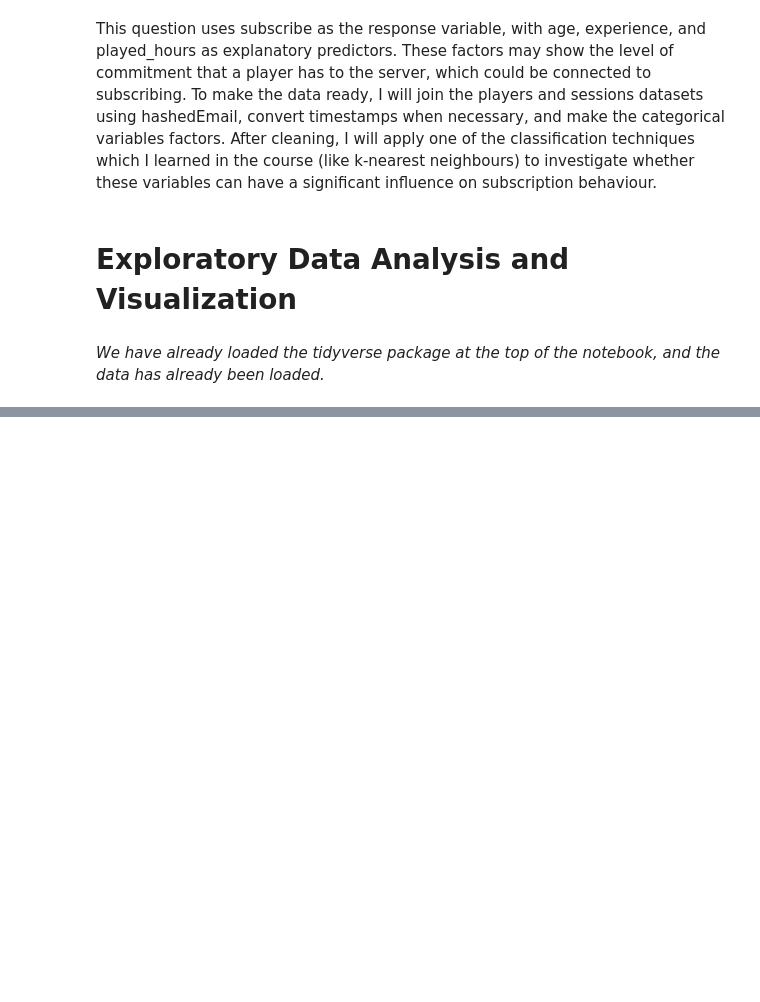
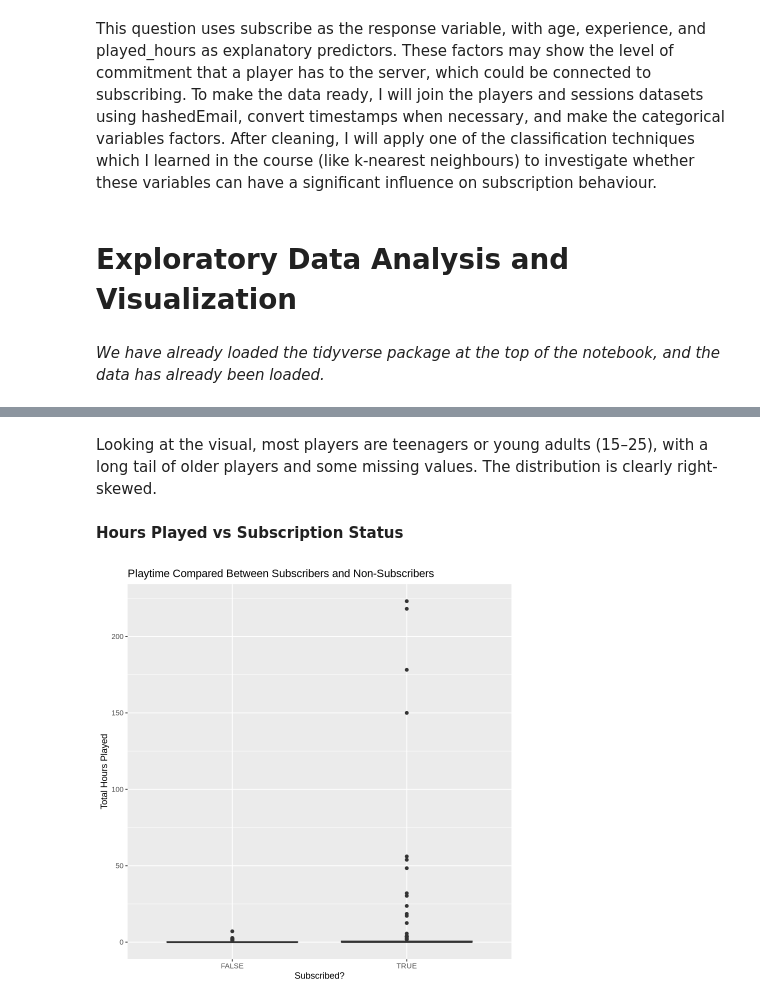
Before and after one commit to terrancewxngg/dsci100-project-planning, a Jupyter notebook: planning_report.ipynb, the cells around one changed output, grey strips where cells are left out. Cells and saved outputs as stored; diff of their text form; code cells hidden in the pictures; blank space fills up the shorter version.

```diff
--- a/planning_report.ipynb
+++ b/planning_report.ipynb
@@ -184,0 +226,15 @@ This question uses subscribe as the response variable, with age, experience, and
+# %% [markdown]
+Looking at the visual, most players are teenagers or young adults (15–25), with a long tail of older players and some missing values. The distribution is clearly right-skewed.
+# %% [markdown]
+**Hours Played vs Subscription Status**
+# %%
+players |>
+  ggplot(aes(x = subscribe, y = played_hours)) +
+  geom_boxplot() +
+  labs(
+    title = "Playtime Compared Between Subscribers and Non-Subscribers",
+    x = "Subscribed?",
+    y = "Total Hours Played"
+  )
+# %% [output]
+[figure, added]
```
Also changed, not shown: parts of 12 cells of this notebook.
